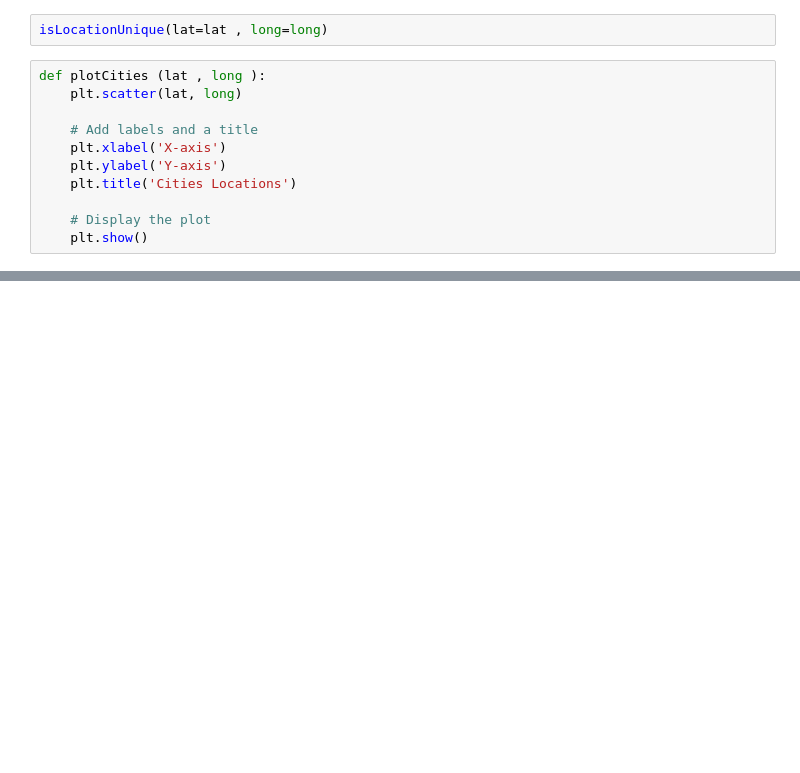
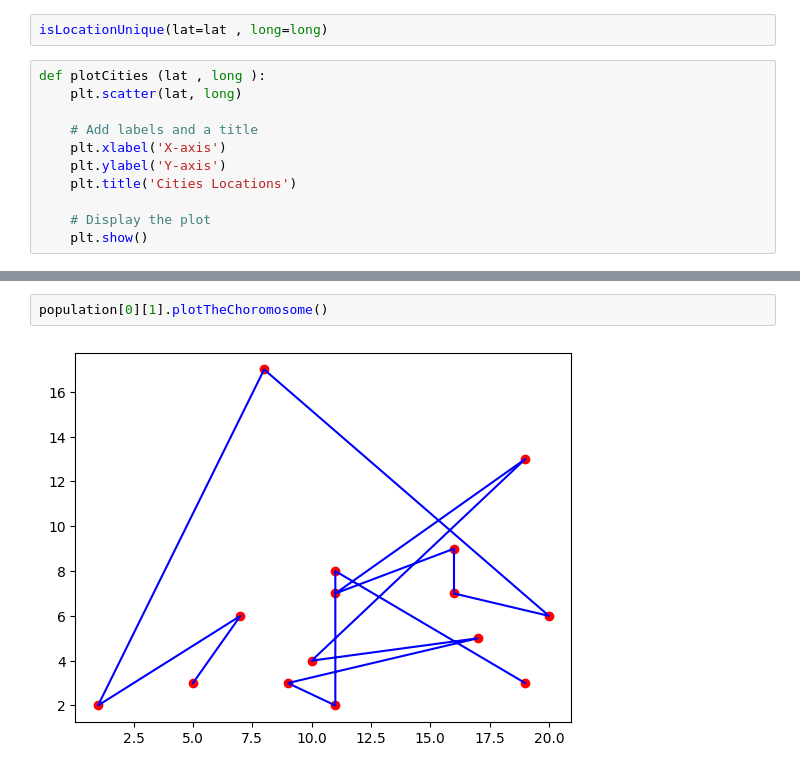
Before and after one commit to matahho/Travelling-salesman-problem, a Jupyter notebook: TSP.ipynb, the cells around one changed output, grey strips where cells are left out. Saved outputs shown, nothing was run; the diff lists cells and outputs as text; blank space fills up the shorter version.

```diff
--- a/TSP.ipynb
+++ b/TSP.ipynb
@@ -38,0 +142,4 @@ plotCities(lat , long)
+# %%
+population[0][1].plotTheChoromosome()
+# %% [output]
+[figure, added]
```
Also changed, not shown: parts of 15 cells of this notebook.
